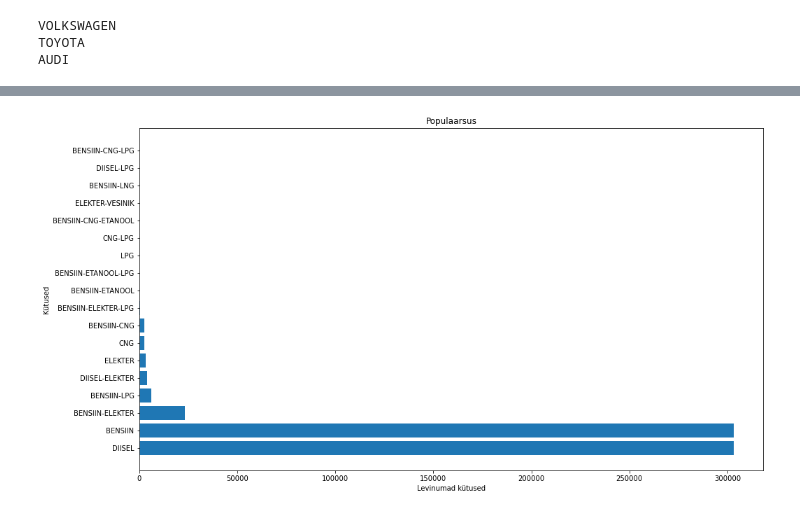
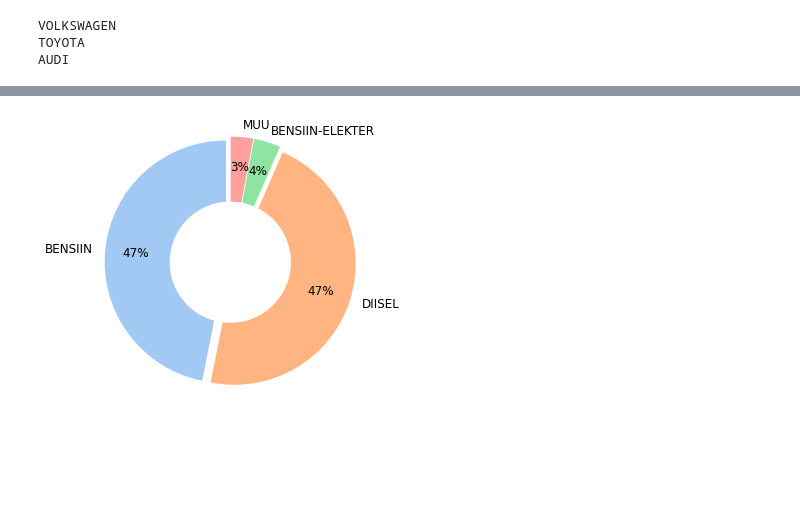
Before and after one commit to LiisReimand/DS_project, a Jupyter notebook: DSproject_D3.ipynb, the cells around one changed output, grey strips where cells are left out. Cells and saved outputs as stored; diff of their text form; code cells hidden in the pictures; blank space fills up the shorter version.

```diff
--- a/DSproject_D3.ipynb
+++ b/DSproject_D3.ipynb
@@ -315,20 +325,37 @@ for i in range(len(data["Kütusekombinatsioon"])):
         kütused[str(kütus)]=kütused.get(str(kütus))+1
 kütused=dict(sorted(kütused.items(), key=lambda item: item[1]))
 kütused = dict(reversed(list(kütused.items())))
-
-fig, ax = plt.subplots(figsize =(16, 9))
-
-ax.barh(*zip(*kütused.items()))
-
-ax.set_xlabel('Levinumad kütused')
-ax.set_ylabel('Kütused')
-ax.set_title('Populaarsus')
-
-#plt.xlim([115,140])
-
-plt.show()
-# %% [output]
-[figure, removed]
+# %%
+# Data to plot
+labels = []
+sizes = []
+
+colors = sns.color_palette('pastel')[0:5]
+muu_suurus=0
+for x, y in kütused.items():
+    if str(x)=="DIISEL" or str(x)=="BENSIIN" or str(x)=="BENSIIN-ELEKTER":
+        labels.append(x)
+        sizes.append(y)
+    else:
+        muu_suurus+=y
+
+labels.append("MUU")
+sizes.append(muu_suurus)
+
+#explsion
+explode = (0.05,0.05,0.05,0.05)
+
+plt.pie(sizes, colors = colors, labels=labels, autopct='%1.0f%%', startangle=90, pctdistance=0.75, explode = explode, radius=1.4, textprops={'fontsize': 12})
+#draw circle
+centre_circle = plt.Circle((0,0),0.70,fc='white')
+fig = plt.gcf()
+fig.gca().add_artist(centre_circle)
+# Equal aspect ratio ensures that pie is drawn as a circle
+#ax1.axis('equal')
+plt.tight_layout()
+plt.show()
+# %% [output]
+[figure, added]
 # %%
 käigukastid = {}
 data["KAIGUKASTI_TYYP"] = data["KAIGUKASTI_TYYP"].fillna("TEADMATA")
```
Also changed, not shown: parts of 28 cells of this notebook.
